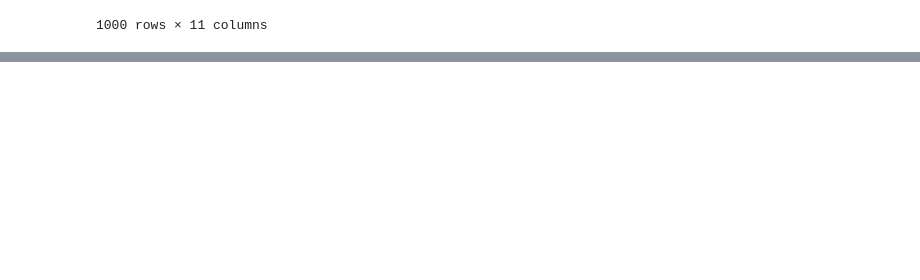
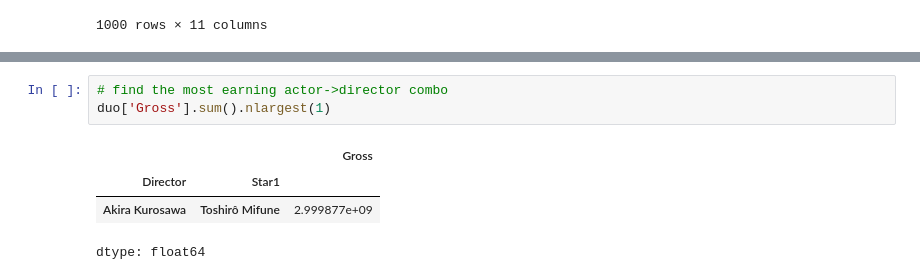
Before and after one commit to Muhammad-Waleed-Source/Pandas, a Jupyter notebook: Pandas_4_GroupBy_Object.ipynb, the cells around one changed output, grey strips where cells are left out. Drawn from its saved outputs; the diff is of its cells as text; blank space fills up the shorter version.

```diff
--- a/Pandas_4_GroupBy_Object.ipynb
+++ b/Pandas_4_GroupBy_Object.ipynb
@@ -650,0 +676,8 @@ movies.groupby('Genre').apply(normalized)
+# %%
+# find the most earning actor->director combo
+duo['Gross'].sum().nlargest(1)
+# %% [output]
+|  |  | Gross |
+| Director | Star1 |  |
+| Akira Kurosawa | Toshirô Mifune | 2.999877e+09 |
+dtype: float64
```
Also changed, not shown: parts of 3 cells of this notebook.
